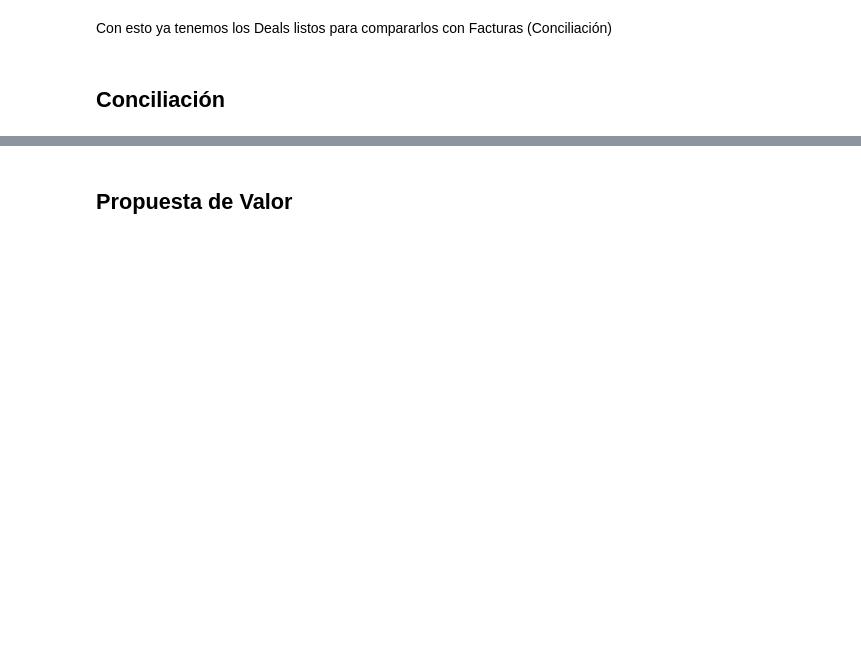
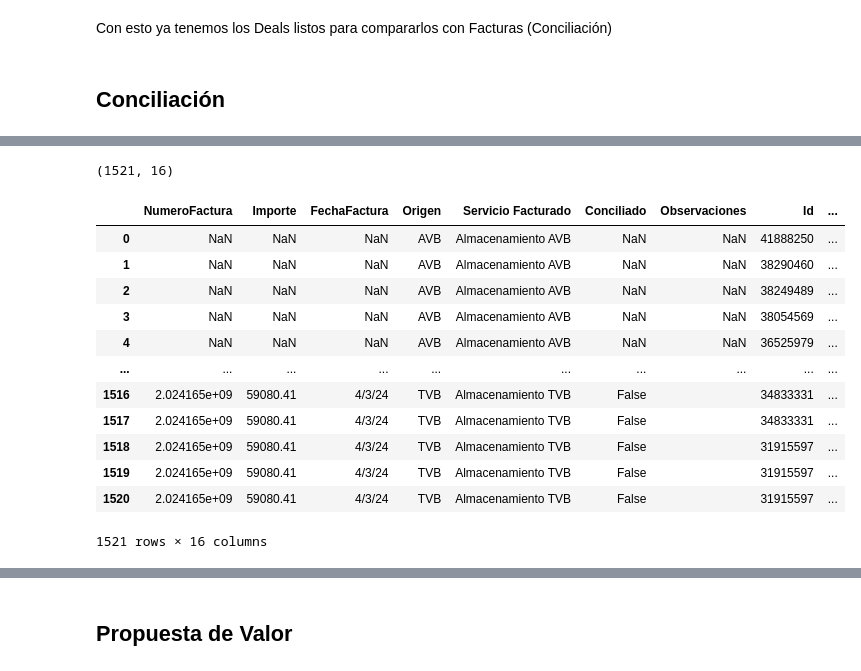
Before and after one commit to kikekzm/Data-Projects, a Jupyter notebook: ENGIE-Caso/Caso_Engie.ipynb, the cells around one changed output, grey strips where cells are left out. Drawn from its saved outputs; the diff is of its cells as text; code cells hidden in the pictures; blank space fills up the shorter version.

```diff
--- a/ENGIE-Caso/Caso_Engie.ipynb
+++ b/ENGIE-Caso/Caso_Engie.ipynb
@@ -185,0 +189,9 @@ ValueError: Can only compare identically-labeled (both index and columns) DataFr
+# %%
+# quitamos columnas de Facturas que no son relevantes para este análisis
+facturas_min_df = facturas_df.loc[:, ['NumeroFactura', 'Importe', 'FechaFactura', 'Origen', 'Servicio Facturado']]
+
+#añadimos una columna para decir si los valores están conciliados o no, y otra de observaciones para más adelante
+facturas_min_df['Conciliado'] = False
+facturas_min_df['Observaciones'] = ""
+
+facturas_min_df.head()
@@ -185,0 +205,21 @@ ValueError: Can only compare identically-labeled (both index and columns) DataFr
+# %%
+# Ahora hacemos un merge con las columnas Origen y Servicio Facturado
+facturas_conciliadas_df = facturas_min_df.merge(deals_mapped_df, on=['Origen', 'Servicio Facturado'], how='outer')
+
+print(facturas_conciliadas_df.shape)
+facturas_conciliadas_df.head(1522)
+# %% [output]
+(1521, 16)
+|  | NumeroFactura | Importe | FechaFactura | Origen | Servicio Facturado | Conciliado | Observaciones | Id | ... |
+| 0 | NaN | NaN | NaN | AVB | Almacenamiento AVB | NaN | NaN | 41888250 | ... |
+| 1 | NaN | NaN | NaN | AVB | Almacenamiento AVB | NaN | NaN | 38290460 | ... |
+| 2 | NaN | NaN | NaN | AVB | Almacenamiento AVB | NaN | NaN | 38249489 | ... |
+| 3 | NaN | NaN | NaN | AVB | Almacenamiento AVB | NaN | NaN | 38054569 | ... |
+| 4 | NaN | NaN | NaN | AVB | Almacenamiento AVB | NaN | NaN | 36525979 | ... |
+| ... | ... | ... | ... | ... | ... | ... | ... | ... | ... |
+| 1516 | 2.024165e+09 | 59080.41 | 4/3/24 | TVB | Almacenamiento TVB | False |  | 34833331 | ... |
+| 1517 | 2.024165e+09 | 59080.41 | 4/3/24 | TVB | Almacenamiento TVB | False |  | 34833331 | ... |
+| 1518 | 2.024165e+09 | 59080.41 | 4/3/24 | TVB | Almacenamiento TVB | False |  | 31915597 | ... |
+| 1519 | 2.024165e+09 | 59080.41 | 4/3/24 | TVB | Almacenamiento TVB | False |  | 31915597 | ... |
+| 1520 | 2.024165e+09 | 59080.41 | 4/3/24 | TVB | Almacenamiento TVB | False |  | 31915597 | ... |
+1521 rows × 16 columns
```
Also changed, not shown: parts of 6 cells of this notebook.
